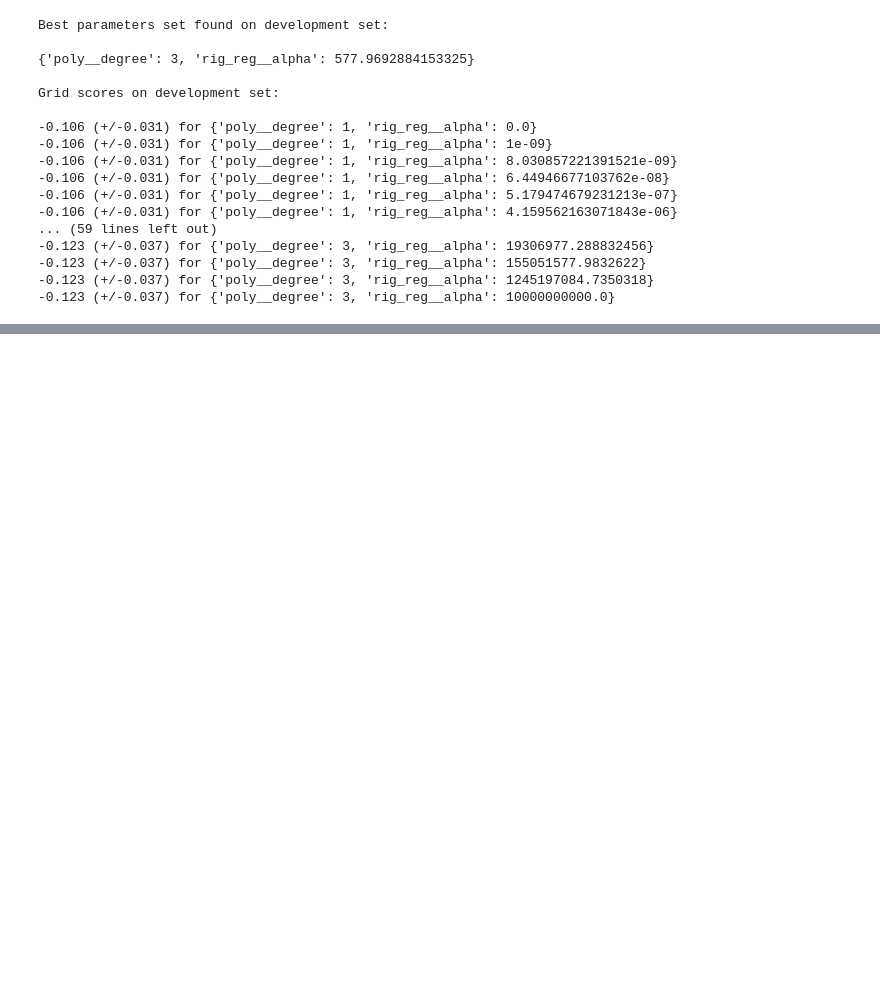
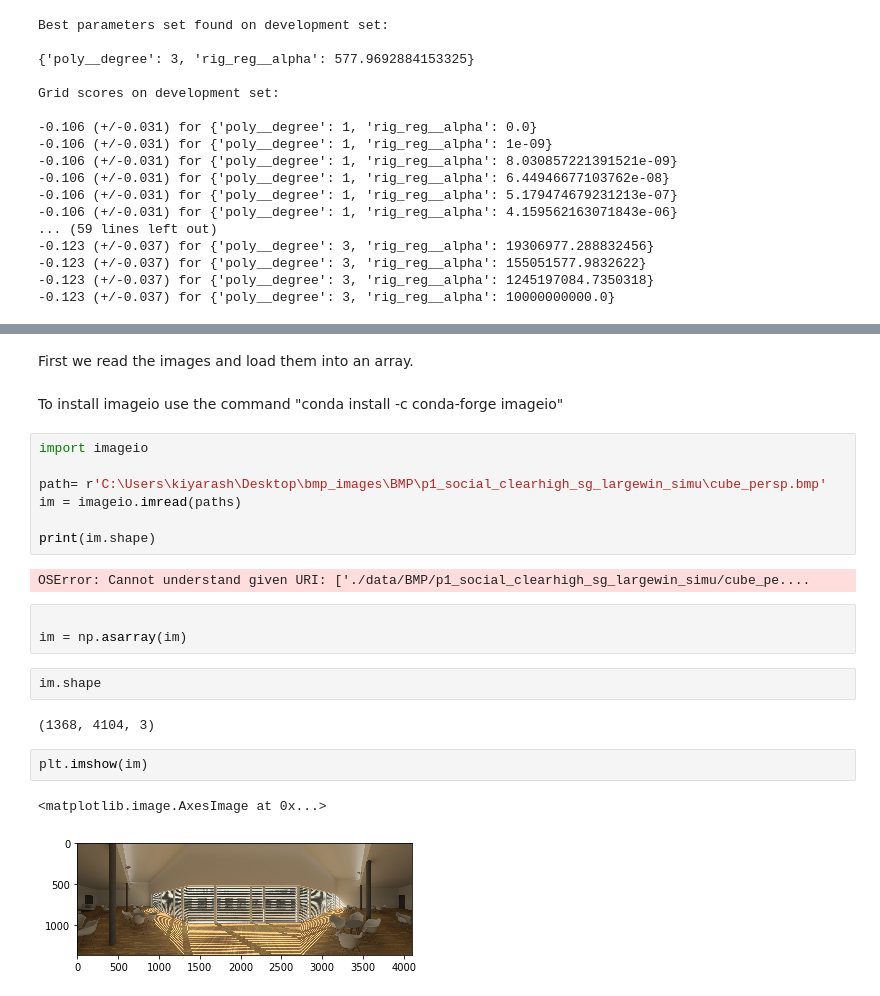
Before and after one commit to joSanchez28/Machine-Learning-EPFL, a Jupyter notebook: Project2-ArchitectureExperiment/Project2-Notebook - New Approach.ipynb, the cells around one changed output, grey strips where cells are left out. Cells and saved outputs as stored; diff of their text form; blank space fills up the shorter version.

Commit message:
make image pixels and exciting df

```diff
--- a/Project2-ArchitectureExperiment/Project2-Notebook - New Approach.ipynb
+++ b/Project2-ArchitectureExperiment/Project2-Notebook - New Approach.ipynb
@@ -810,0 +805,25 @@ Grid scores on development set:
+# %% [markdown]
+First we read the images and load them into an array.
+# %% [markdown]
+To install imageio use the command "conda install -c conda-forge imageio"
+# %%
+import imageio
+
+path= r'C:\Users\kiyarash\Desktop\bmp_images\BMP\p1_social_clearhigh_sg_largewin_simu\cube_persp.bmp'
+im = imageio.imread(paths)
+
+print(im.shape)
+# %% [output]
+OSError: Cannot understand given URI: ['./data/BMP/p1_social_clearhigh_sg_largewin_simu/cube_pe....
+# %%
+
+im = np.asarray(im)
+# %%
+im.shape
+# %% [output]
+(1368, 4104, 3)
+# %%
+plt.imshow(im)
+# %% [output]
+<matplotlib.image.AxesImage at 0x...>
+[figure, added]
```
Also changed, not shown: parts of 22 cells of this notebook.
